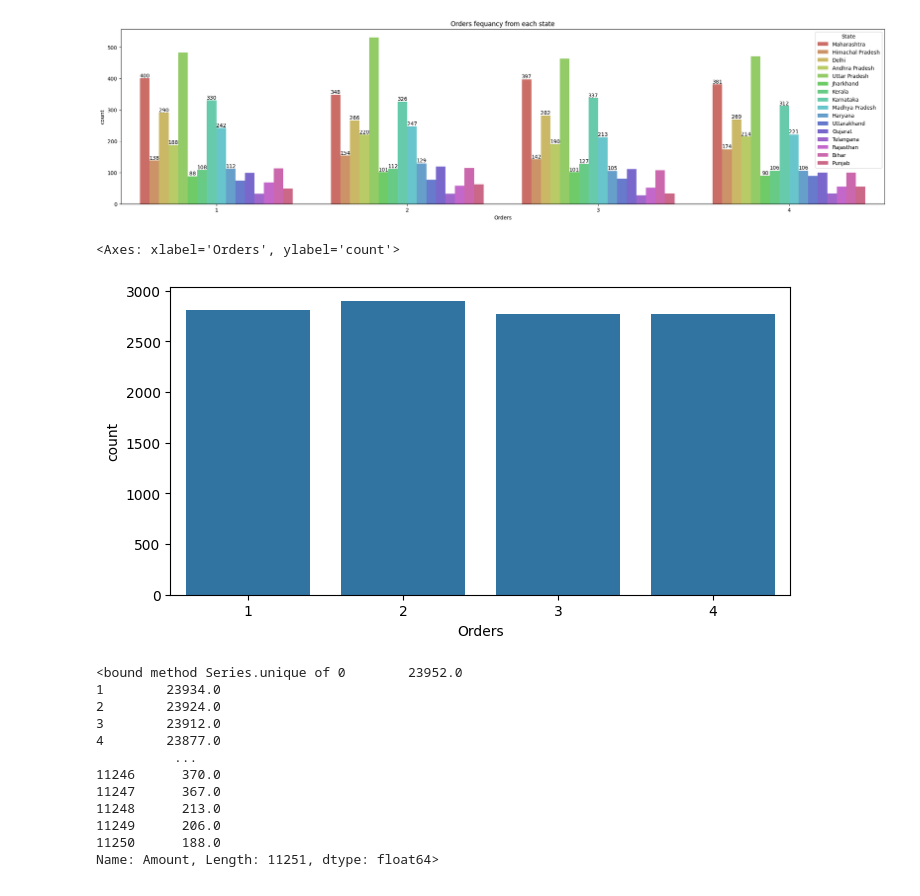
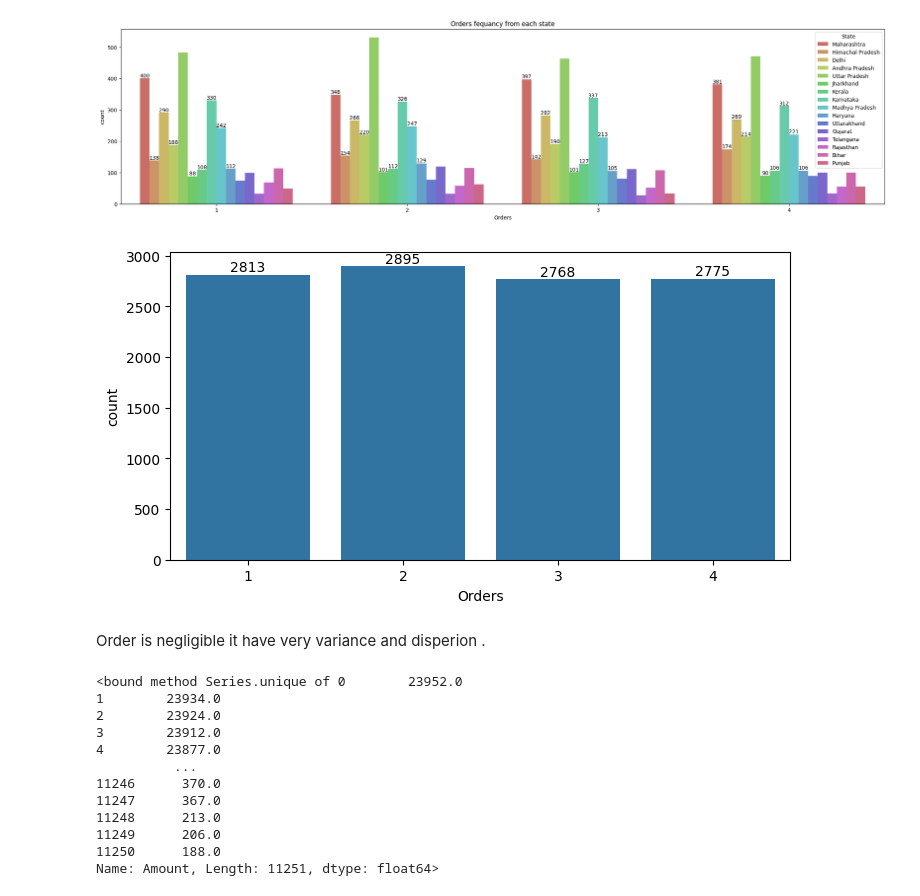
Before and after one commit to Mayankjoshi341/git-code, a Jupyter notebook: data-analysis/sales.ipynb, the cells around one changed output. Drawn from its saved outputs; the diff is of its cells as text; code cells hidden in the pictures.

```diff
--- a/data-analysis/sales.ipynb
+++ b/data-analysis/sales.ipynb
@@ -443,10 +449,13 @@ plt.show()
 [figure]
 # %%
 plt.figure(figsize=(8 , 4))
-sns.countplot(data = sales , x = "Orders" )
+p = sns.countplot(data = sales , x = "Orders" )
+p.bar_label(p.containers[0])
+plt.show()
 # %% [output]
-<Axes: xlabel='Orders', ylabel='count'>
-[figure, old version]
+[figure, new version]
+# %% [markdown]
+Order is negligible it have very variance and disperion .
 # %%
 sales["Amount"].unique
 # %% [output]
```
Also changed, not shown: parts of 6 cells of this notebook.
